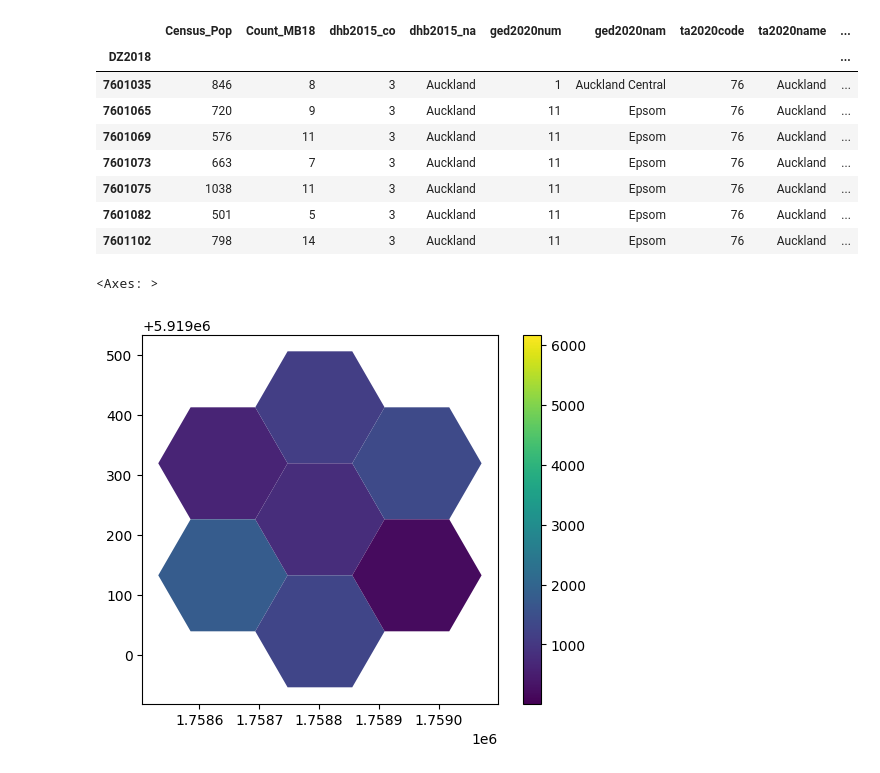
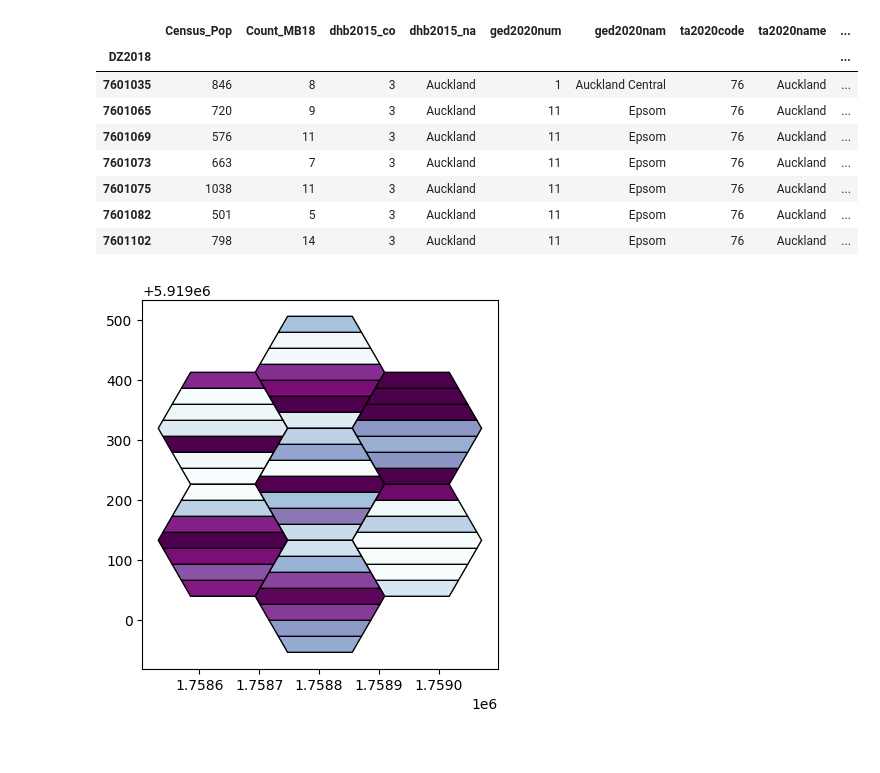
Before and after one commit to UoA-eResearch/IMD, a Jupyter notebook: hexagons.ipynb, the cells around one changed output. Saved outputs shown, nothing was run; the diff lists cells and outputs as text; code cells hidden in the pictures.

Commit message:
hex slice plot

```diff
--- a/hexagons.ipynb
+++ b/hexagons.ipynb
@@ -77,6 +78,8 @@ triangles
 <GEOMETRYCOLLECTION (POLYGON ((1758801.324 5919225.817, 1758909.311 5919225....>
 # %%
 def slice_hexagon(hexagon, slices = 7):
+  if hexagon is None:
+    return None
   minx, miny, maxx, maxy = hexagon.bounds
   poly = hexagon
   segments = []
@@ -179,7 +182,8 @@ row_ind, col_ind = linear_sum_assignment(distance_matrix)
 distance_matrix.index[row_ind], hex_neighbours[col_ind]
 df.loc[distance_matrix.index[row_ind], "hex_geo"] = hex_neighbours[col_ind].values
 # %%
-df[~df.hex_geo.isna()]
+df_hex = df[~df.hex_geo.isna()].copy()
+df_hex
 # %% [output]
 |  | Census_Pop | Count_MB18 | dhb2015_co | dhb2015_na | ged2020num | ged2020nam | ta2020code | ta2020name | ... |
 | DZ2018 |  |  |  |  |  |  |  |  | ... |
@@ -190,8 +194,13 @@ df[~df.hex_geo.isna()]
 | 7601075 | 1038 | 11 | 3 | Auckland | 11 | Epsom | 76 | Auckland | ... |
 | 7601082 | 501 | 5 | 3 | Auckland | 11 | Epsom | 76 | Auckland | ... |
 | 7601102 | 798 | 14 | 3 | Auckland | 11 | Epsom | 76 | Auckland | ... |
-# %%
-df.set_geometry(df.hex_geo).plot("Rank_IMD18", legend=True)
-# %% [output]
-<Axes: >
-[figure, removed]
+# %%
+rank_cols = ['Rank_Emplo', 'Rank_Incom', 'Rank_Crime', 'Rank_Housi', 'Rank_Healt', 'Rank_Educa', 'Rank_Acces']
+# %%
+df_hex["sliced_hexagons"] = df_hex.hex_geo.apply(slice_hexagon)
+# %%
+ax = plt.gca()
+for i, rank_col in enumerate(rank_cols):
+    df_hex.set_geometry(df_hex.sliced_hexagons.apply(lambda g: g.geoms[i])).plot(rank_col, ax=ax, cmap="BuPu", edgecolor="black")
+# %% [output]
+[figure, added]
```
Also changed, not shown: parts of 1 cell of this notebook.
